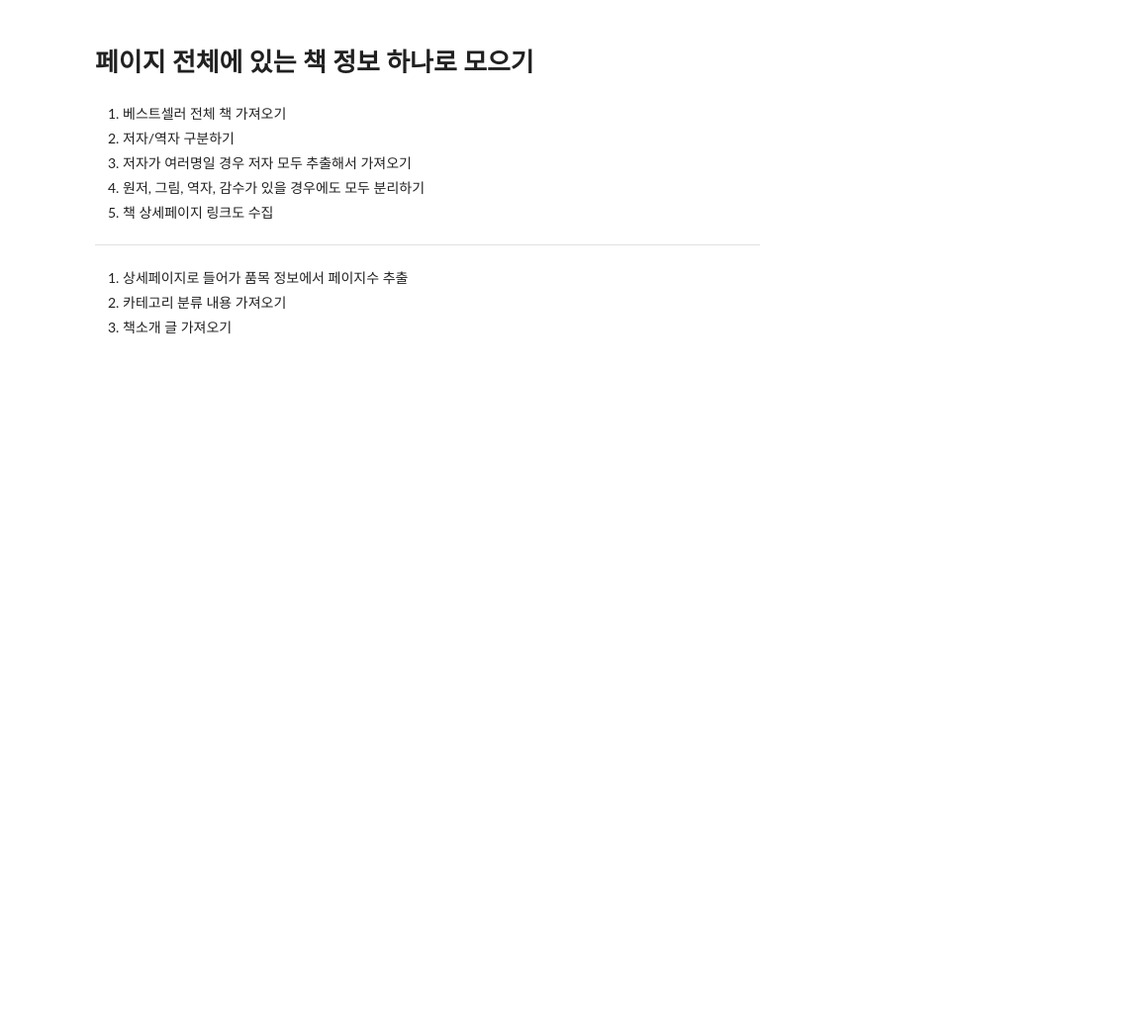
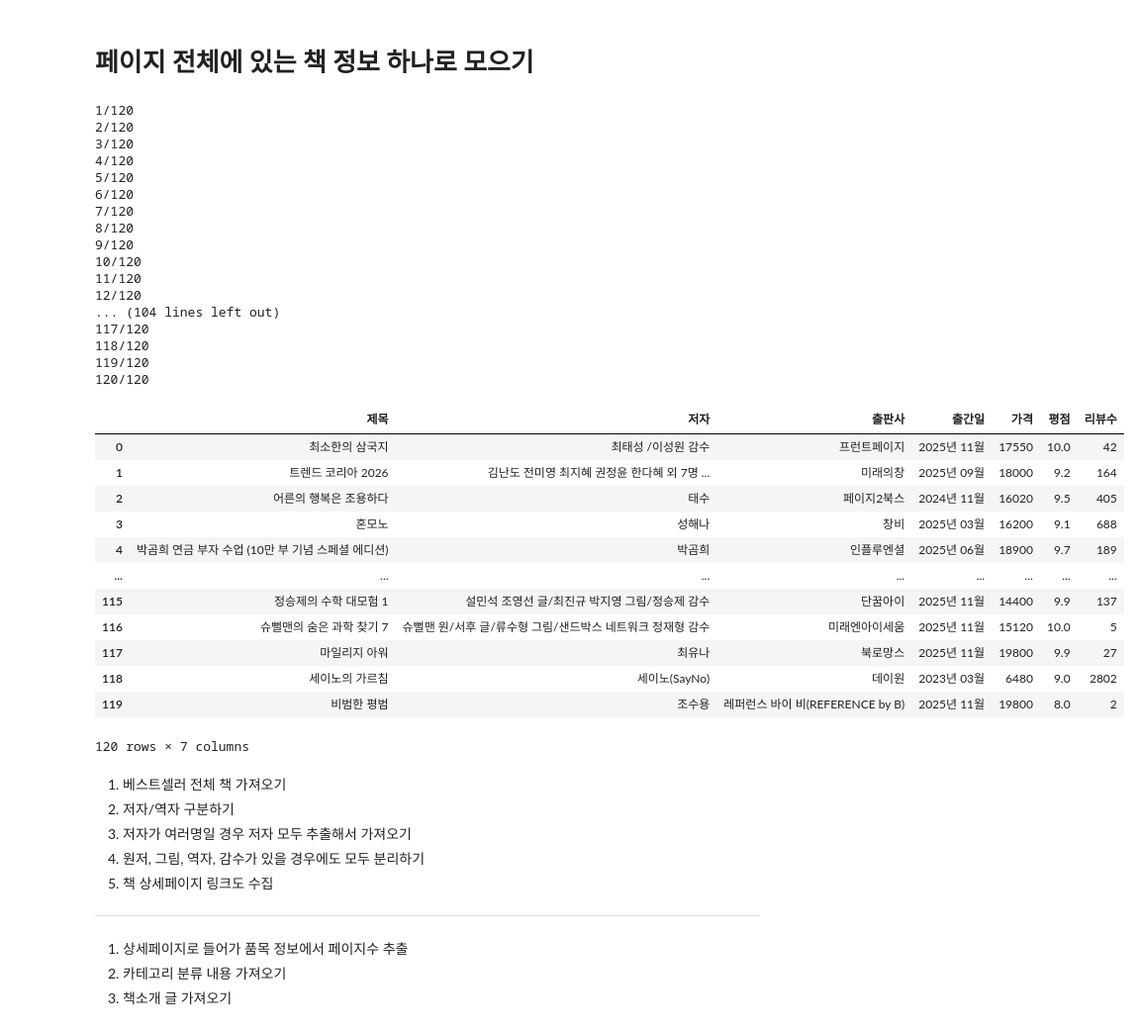
Before and after one commit to eunsang5551/fintech3, a Jupyter notebook: 05데이터 스크레이핑/07정적웹페이지 수집하기_yes24베스트셀러 자료 수집하기.ipynb, the cells around one changed output. Shown at 99% size. Cells and saved outputs as stored; diff of their text form; code cells hidden in the pictures; blank space fills up the shorter version.

```diff
--- a/05데이터 스크레이핑/07정적웹페이지 수집하기_yes24베스트셀러 자료 수집하기.ipynb
+++ b/05데이터 스크레이핑/07정적웹페이지 수집하기_yes24베스트셀러 자료 수집하기.ipynb
@@ -29,7 +63,7 @@ len(book_list)
 * 책 제목, 저자, 출판사, 출간일, 가격, 평점, 리뷰수
 # %%
 def text_clean(text):
-    text = text.replace("\n", "").replace("\r", "").replace("저", "").replace("역", "").strip()
+    text = text.replace("\n", "").replace("\r", "").replace(",", "").replace("저", "").replace("역", "").strip()
     return text
 # %%
 # 책 제목
@@ -60,6 +102,6 @@ price = int(book_list[0].select_one(".yes_b").text.replace(",",""))
 # 평점
 rating = float(book_list[0].select_one(".rating_grade > .yes_b").text)
 # %%
-# 리뷰 수
-n_reviews = book_list[0].select_one(".rating_rvCount > a > em.txC_blue").text
+# 리뷰수
+n_reviews = int(book_list[0].select_one(".rating_rvCount > a > em.txC_blue").text)
 # %%
@@ -80,3 +113,52 @@ for idx ,book in enumerate(book_list):
+# %%
+result = {}
+keys = ['제목', '저자', '출판사', '출간일', '가격', '평점', '리뷰수']
+for idx ,book in enumerate(book_list):
+    print(f"{idx+1}/{len(book_list)}")
+    book_title = book.select_one(".gd_name").text
+    author = text_clean(book.select_one(".authPub.info_auth").text)
+    publisher = book.select_one(".authPub.info_pub > a").text
+    pub_date = book.select_one(".authPub.info_date").text
+    price = int(book.select_one(".yes_b").text.replace(",", ""))
+    rating = float(book.select_one(".rating_grade > .yes_b").text) if book.select_one(".rating_grade > .yes_b") != None else 0
+    n_reviews = int(book.select_one(".rating_rvCount > a > em.txC_blue").text.replace(",", "")) if book.select_one(".rating_rvCount > a > em.txC_blue") != None else 0
+    values = (book_title, author, publisher, pub_date,  price, rating, n_reviews)
+    for key, value in zip(keys, values):
+        result.setdefault(key, []).append(value)
+
+df = pd.DataFrame(result)
+df
+# %% [output]
+1/120
+2/120
+3/120
+4/120
+5/120
+6/120
+7/120
+8/120
+9/120
+10/120
+11/120
+12/120
+... (104 lines left out)
+117/120
+118/120
+119/120
+120/120
+|  | 제목 | 저자 | 출판사 | 출간일 | 가격 | 평점 | 리뷰수 |
+| 0 | 최소한의 삼국지 | 최태성 /이성원 감수 | 프런트페이지 | 2025년 11월 | 17550 | 10.0 | 42 |
+| 1 | 트렌드 코리아 2026 | 김난도 전미영 최지혜 권정윤 한다혜 외 7명 ... | 미래의창 | 2025년 09월 | 18000 | 9.2 | 164 |
+| 2 | 어른의 행복은 조용하다 | 태수 | 페이지2북스 | 2024년 11월 | 16020 | 9.5 | 405 |
+| 3 | 혼모노 | 성해나 | 창비 | 2025년 03월 | 16200 | 9.1 | 688 |
+| 4 | 박곰희 연금 부자 수업 (10만 부 기념 스페셜 에디션) | 박곰희 | 인플루엔셜 | 2025년 06월 | 18900 | 9.7 | 189 |
+| ... | ... | ... | ... | ... | ... | ... | ... |
+| 115 | 정승제의 수학 대모험 1 | 설민석 조영선 글/최진규 박지영 그림/정승제 감수 | 단꿈아이 | 2025년 11월 | 14400 | 9.9 | 137 |
+| 116 | 슈뻘맨의 숨은 과학 찾기 7 | 슈뻘맨 원/서후 글/류수형 그림/샌드박스 네트워크 정재형 감수 | 미래엔아이세움 | 2025년 11월 | 15120 | 10.0 | 5 |
+| 117 | 마일리지 아워 | 최유나 | 북로망스 | 2025년 11월 | 19800 | 9.9 | 27 |
+| 118 | 세이노의 가르침 | 세이노(SayNo) | 데이원 | 2023년 03월 | 6480 | 9.0 | 2802 |
+| 119 | 비범한 평범 | 조수용 | 레퍼런스 바이 비(REFERENCE by B) | 2025년 11월 | 19800 | 8.0 | 2 |
+120 rows × 7 columns
 # %% [markdown]
 1. 베스트셀러 전체 책 가져오기
 2. 저자/역자 구분하기
```
Also changed, not shown: parts of 21 cells of this notebook, 42 other files.
